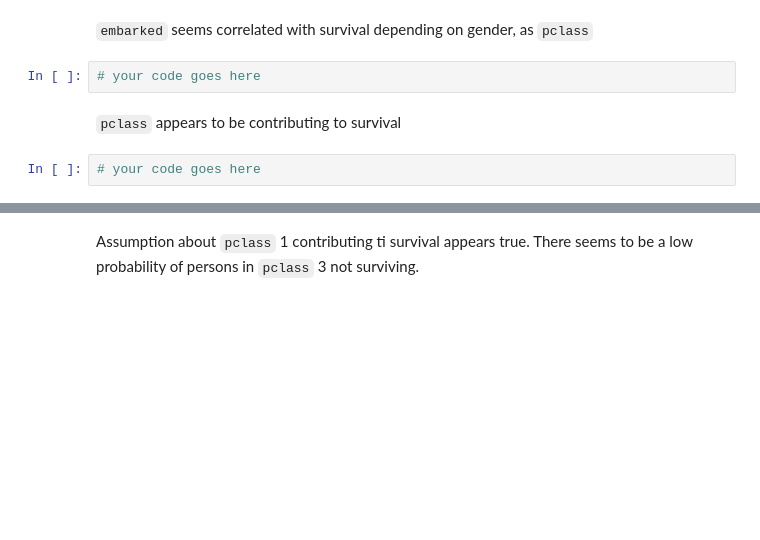
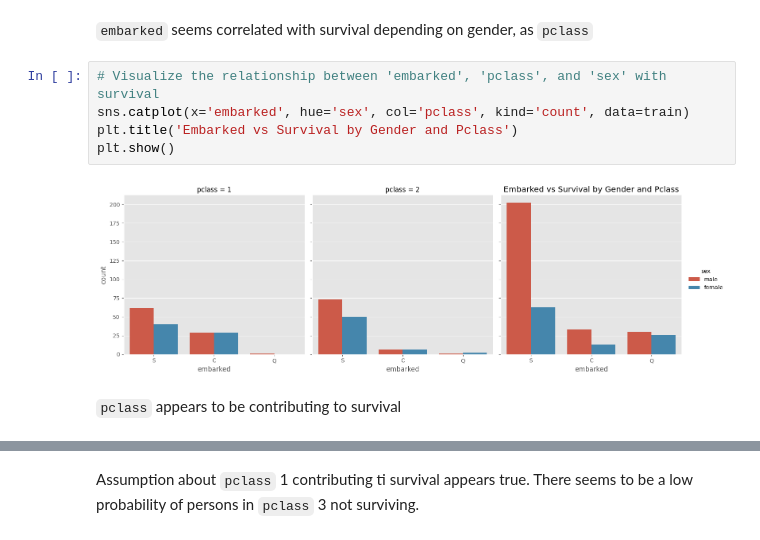
Before and after one commit to JacobCheng0912/Workshop-Python, a Jupyter notebook: 04 - Predictive Modelling/02 - Classification modelling/Classification-EXERCISE.ipynb, the cells around one changed output, grey strips where cells are left out. Cells and saved outputs as stored; diff of their text form; blank space fills up the shorter version.

```diff
--- a/04 - Predictive Modelling/02 - Classification modelling/Classification-EXERCISE.ipynb
+++ b/04 - Predictive Modelling/02 - Classification modelling/Classification-EXERCISE.ipynb
@@ -100,8 +155,11 @@ Seems pretty clear that `sex` has to do with survival probability
 # %% [markdown]
 `embarked` seems correlated with survival depending on gender, as `pclass`
-# %%
-# your code goes here
+# %%
+# Visualize the relationship between 'embarked', 'pclass', and 'sex' with survival
+sns.catplot(x='embarked', hue='sex', col='pclass', kind='count', data=train)
+plt.title('Embarked vs Survival by Gender and Pclass')
+plt.show()
+# %% [output]
+[figure, added]
 # %% [markdown]
 `pclass` appears to be contributing to survival
-# %%
-# your code goes here
```
Also changed, not shown: parts of 37 cells of this notebook, 3 other files.
